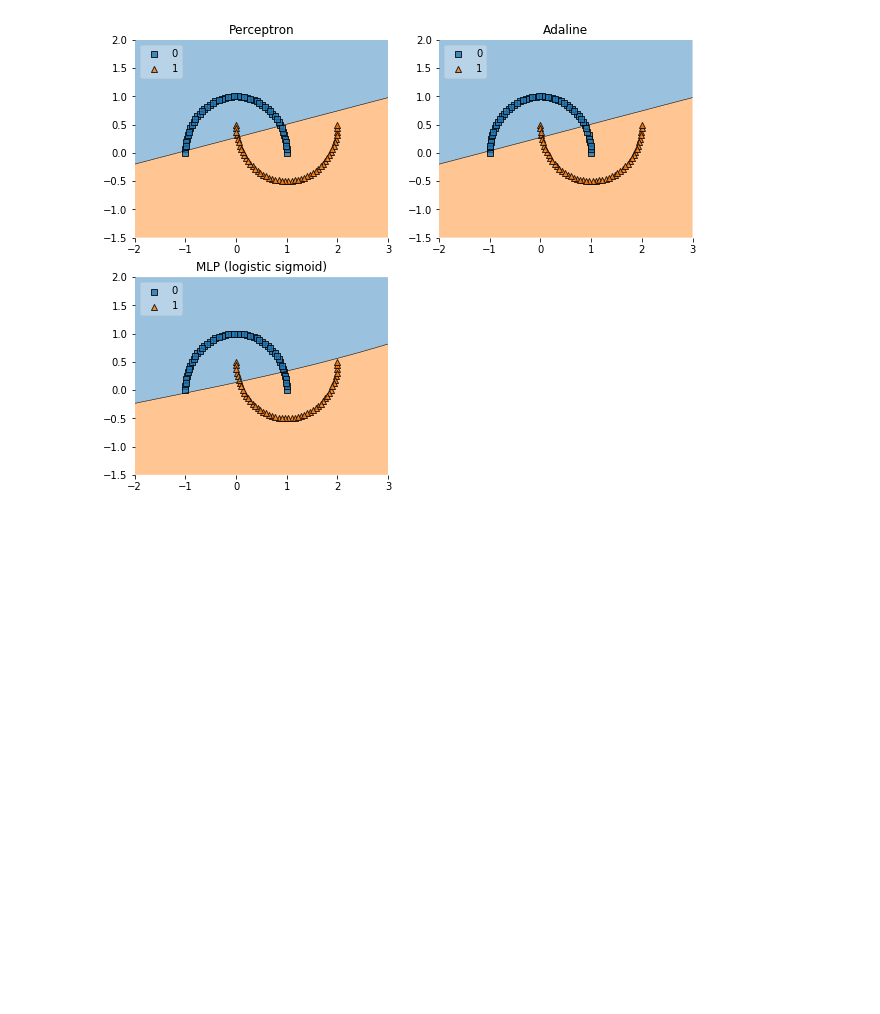
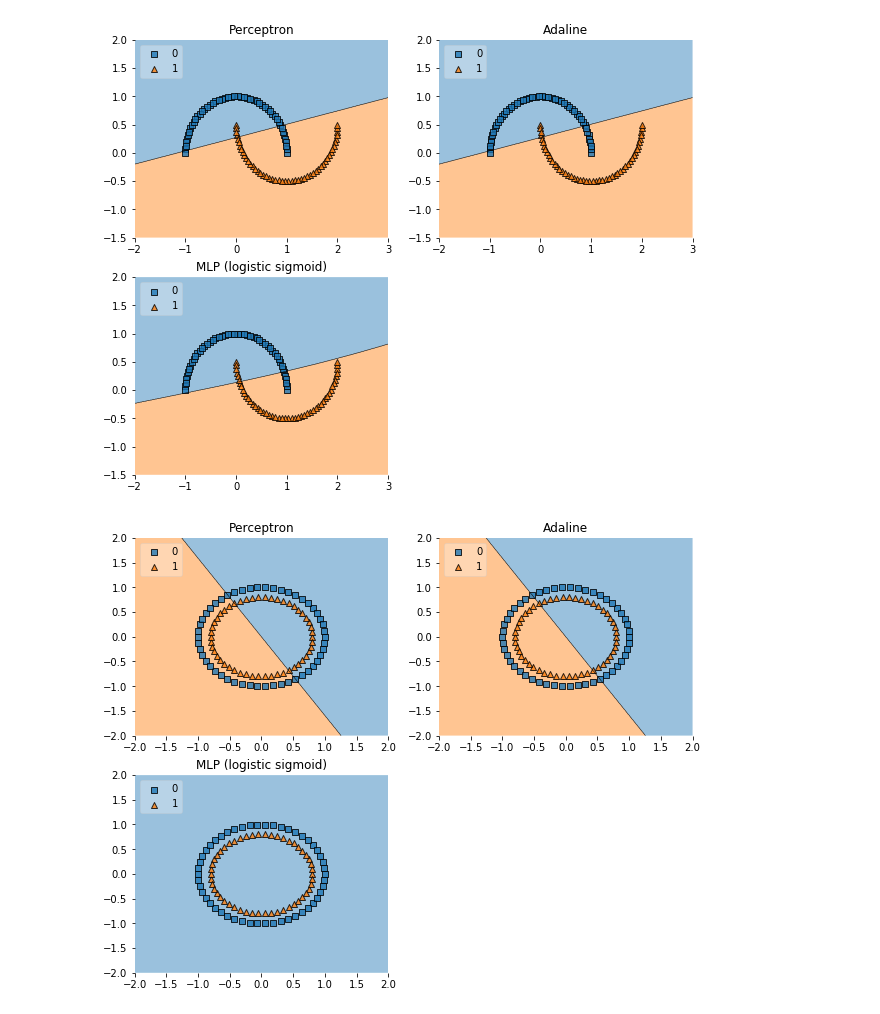
Before and after one commit to huli/perceptron-vs-adaline, a Jupyter notebook: comparision.ipynb, the cells around one changed output. Cells and saved outputs as stored; diff of their text form; code cells hidden in the pictures; blank space fills up the shorter version.

Commit message:
Add more plots

```diff
--- a/comparision.ipynb
+++ b/comparision.ipynb
@@ -43,3 +43,20 @@ for clf, lab, grd in zip([ppn, ppn, mlp],
 plt.show()
 # %% [output]
 [figure]
+# %%
+from sklearn.datasets import make_circles
+
+# This time with some circles
+X, y = make_circles(n_samples=100, random_state=123)
+fig = plt.figure(figsize=(10,8))
+for clf, lab, grd in zip([ppn, ppn, mlp],
+                         ['Perceptron', 'Adaline', 'MLP (logistic sigmoid)'],
+                         itertools.product([0, 1], repeat=2)):
+    clf.fit(X, y)
+    ax = plt.subplot(gs[grd[0], grd[1]])
+    fig = plot_decision_regions(X=X, y=y, clf=clf, legend=2)
+    plt.title(lab)
+
+plt.show()
+# %% [output]
+[figure, added]
```
Also changed, not shown: parts of 1 cell of this notebook.
